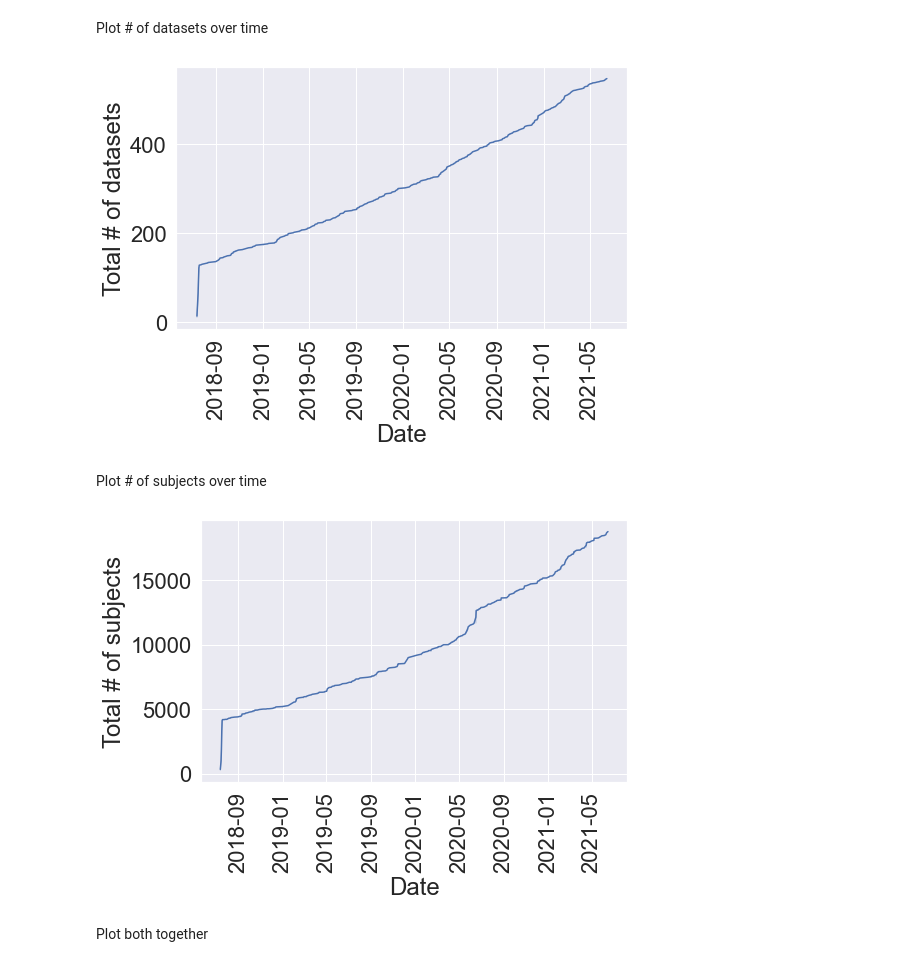
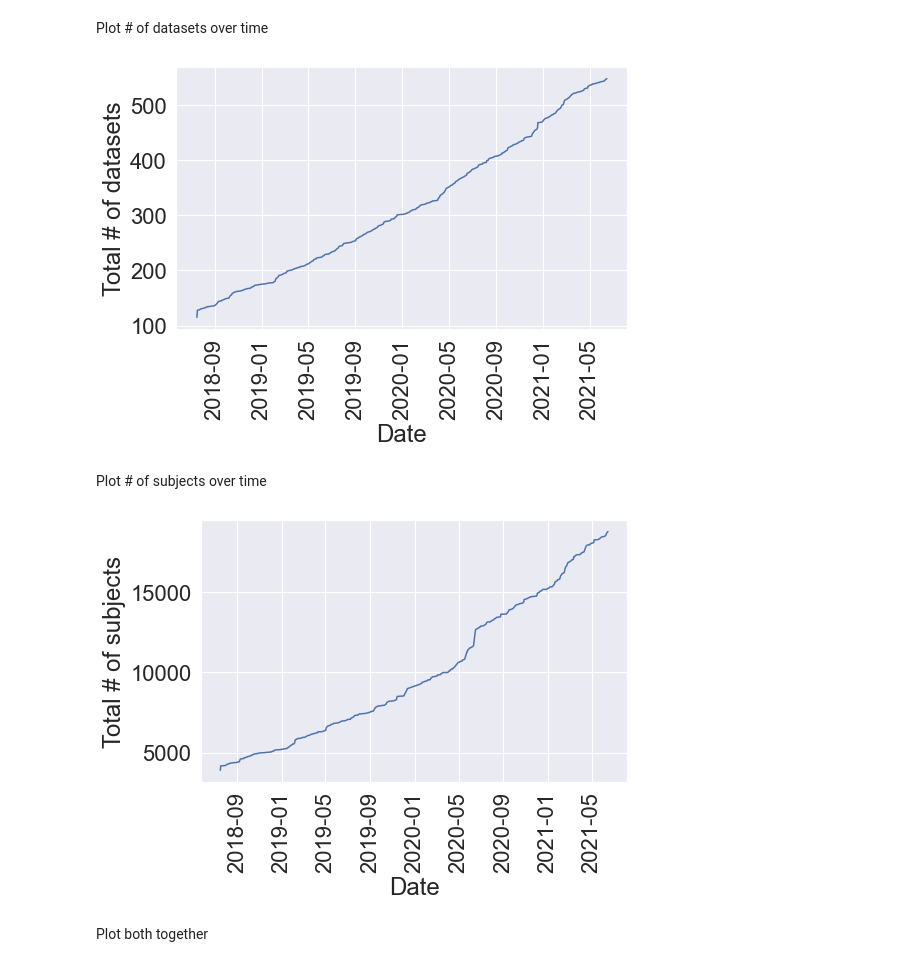
Before and after one commit to poldrack/OpenNeuro_analyses, a Jupyter notebook: metadata_analyses/DatabaseAndPublicationAnalyses.ipynb, the cells around one changed output. Cells and saved outputs as stored; diff of their text form; code cells hidden in the pictures.

Commit message:
enh: overhaul of the datasets/subjects evolution plot

```diff
--- a/metadata_analyses/DatabaseAndPublicationAnalyses.ipynb
+++ b/metadata_analyses/DatabaseAndPublicationAnalyses.ipynb
@@ -1,17 +1,20 @@
 # %% [markdown]
 ## Analysis of publications related to OpenNeuro
 # %%
-
+import numpy as np
 import pandas as pd
 import os
 import seaborn as sns
 import matplotlib.pyplot as plt
 from collections import defaultdict
 import re
+import matplotlib.pyplot as plt
 from matplotlib.ticker import ScalarFormatter
 import matplotlib.ticker as tkr
 datadir = '../data/openneuro'
 figdir = '../figures'
+
+plt.rc('font', family='Helvetica')
 # %%
 metadata = pd.read_csv(os.path.join(datadir, 'metadata_06182021.csv'), skiprows=1)
 rename_dict = {'Assession Number': 'AccessionNumber',
@@ -37,3 +38,8 @@ metadata['ReleaseDate'] = pd.to_datetime(metadata['ReleaseDate'])
+# %%
+metadata['ReleaseDate'] = pd.to_datetime(metadata['ReleaseDate'])
+
+# Collapse any dates prior to 07/17/2018 when OpenfMRI datasets were uploaded
+metadata.loc[metadata["ReleaseDate"] < "2018-07-17", "ReleaseDate"] = "2018-07-17"
 # %% [markdown]
 ## Statistics on the database
 # %%
@@ -76,0 +97,26 @@ Latest dataset: 2021-06-15T00:00:00.000000000
+# %%
+from collections import defaultdict
+
+datasets = defaultdict(lambda: 0)
+subjects = defaultdict(lambda: 0)
+
+for date, nsub in metadata[["ReleaseDate", "NSubjects"]].values:
+    datasets[date.strftime('%Y-%m-%d')] += 1
+    subjects[date.strftime('%Y-%m-%d')] += nsub
+
+datadict = defaultdict(list)
+for k in datasets.keys():
+    datadict["ReleaseDate"].append(k)
+    datadict["n_datasets"].append(datasets[k])
+    datadict["n_subjects"].append(subjects[k])
+
+df_plotting = pd.DataFrame(datadict)
+df_plotting['ReleaseDate'] = pd.to_datetime(df_plotting['ReleaseDate'])
+df_plotting = df_plotting.set_index("ReleaseDate").sort_values(by="ReleaseDate")
+
+df_plotting["cumsum_datasets"] = df_plotting['n_datasets'].cumsum()
+df_plotting['cumsum_subjects'] = df_plotting['n_subjects'].cumsum()
+
+release_dates = df_plotting.index.astype(int)
+
+df_plotting
@@ -79,26 +142,26 @@ Plot # of datasets over time
 # %%
 plt.figure(figsize=(8,6))
 sns.set(font_scale=2)  # crazy big
-sns.lineplot(x='ReleaseDate', y='cumulative', data=df_sorted)
+sns.lineplot(x='ReleaseDate', y='cumsum_datasets', data=df_plotting)
 plt.xticks(rotation=90)
 plt.xlabel('Date')
 plt.ylabel('Total # of datasets')
 plt.tight_layout()
-plt.savefig(os.path.join(figdir, 'n_datasets.pdf'))
+# plt.savefig(os.path.join(figdir, 'n_datasets.pdf'))
 # %% [output]
-[figure, old version]
+[figure, new version]
 # %% [markdown]
 Plot # of subjects over time
 # %%
 plt.figure(figsize=(8,6))
 sns.set(font_scale=2)  # crazy big
-sns.lineplot(x='ReleaseDate', y='cumulative_subjects', data=df_sorted)
+sns.lineplot(x='ReleaseDate', y='cumsum_subjects', data=df_plotting)
 plt.xticks(rotation=90)
 plt.xlabel('Date')
 plt.ylabel('Total # of subjects')
 plt.tight_layout()
-plt.savefig(os.path.join(figdir, 'n_subjects.pdf'))
+# plt.savefig(os.path.join(figdir, 'n_subjects.pdf'))
 # %% [output]
-[figure, old version]
+[figure, new version]
 # %% [markdown]
 Plot both together
```
Also changed, not shown: parts of 7 cells of this notebook.
